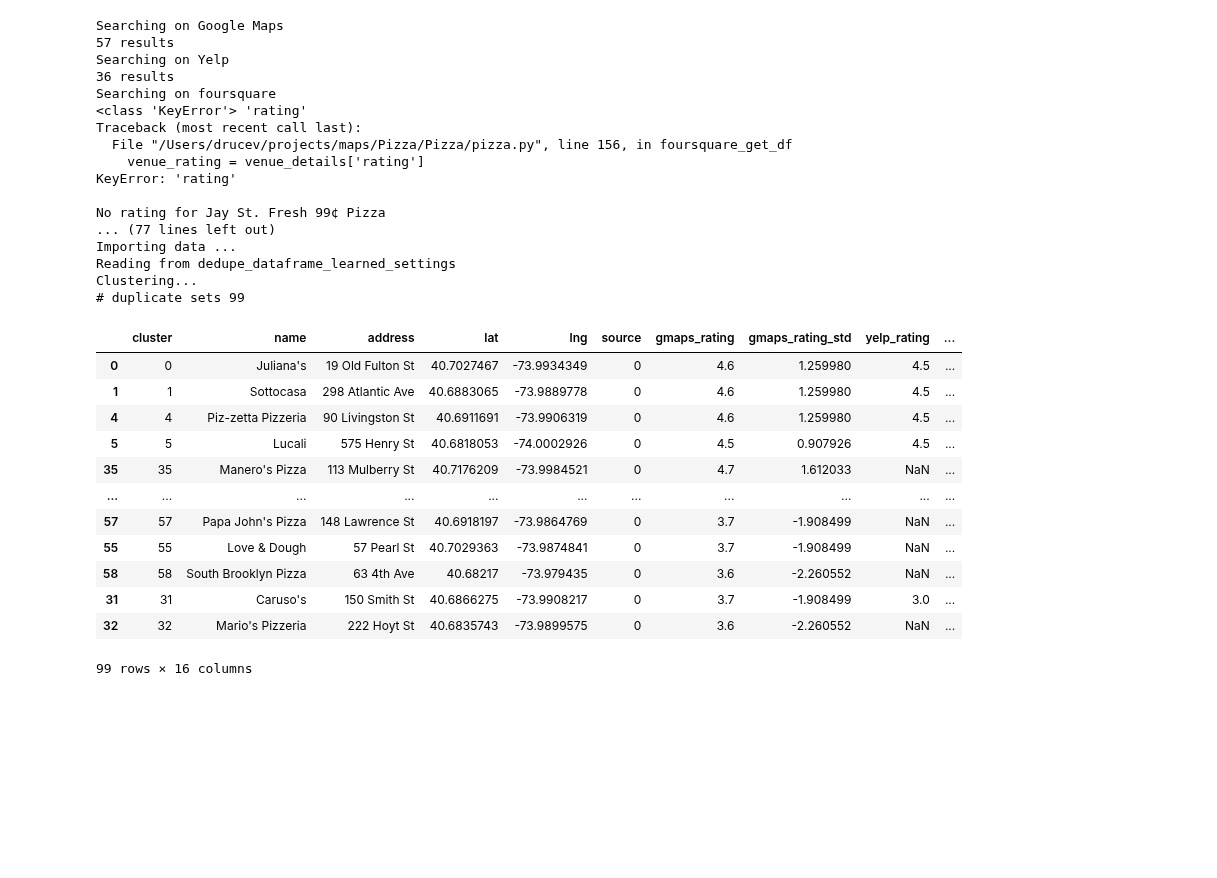
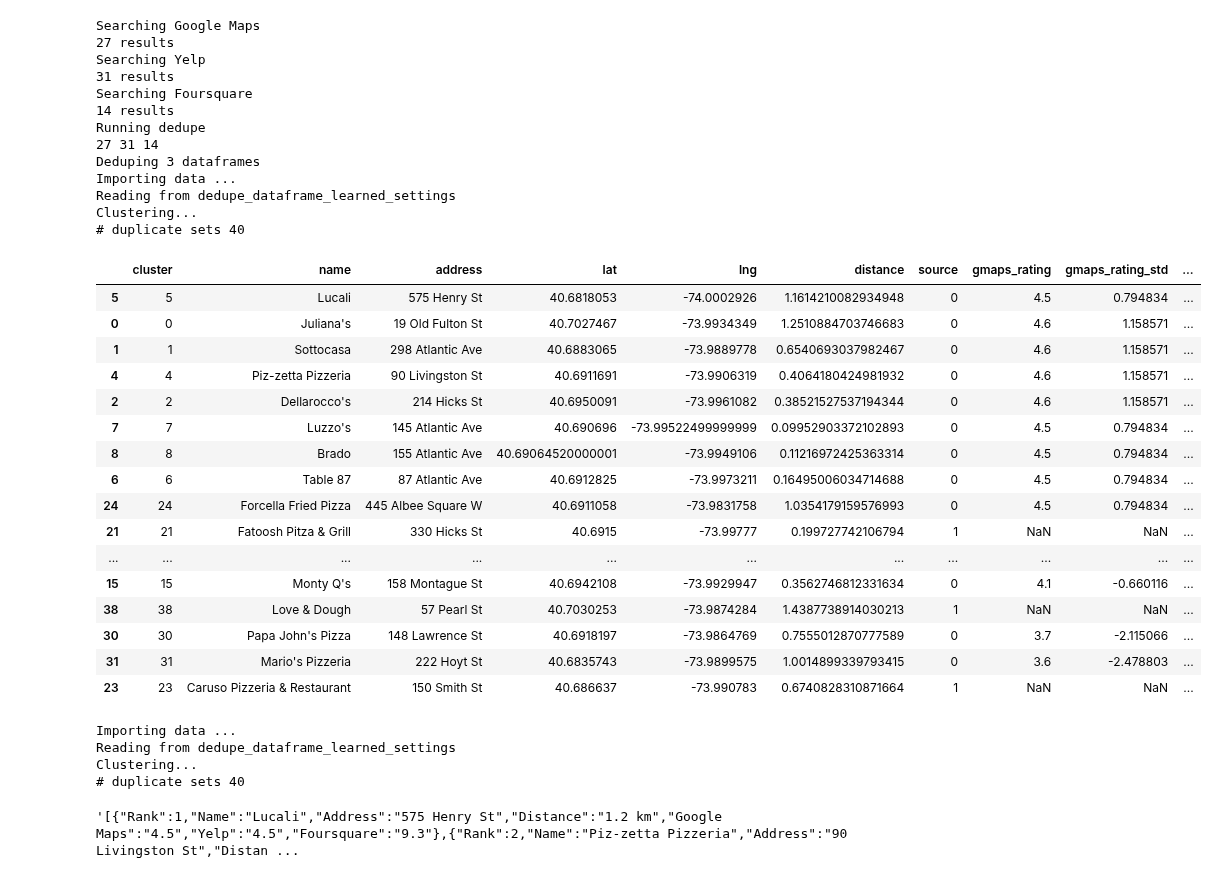
Before and after one commit to druce/Pizza, a Jupyter notebook: app.ipynb, the cells around one changed output. Saved outputs shown, nothing was run; the diff lists cells and outputs as text; code cells hidden in the pictures; blank space fills up the shorter version.

Commit message:
cleanup styles, pickle

```diff
--- a/app.ipynb
+++ b/app.ipynb
@@ -1,56 +1,77 @@
 # %%
 from pizza import *
 # %%
-location = '40.6915812,-73.9954095'
+location = (40.6915812,-73.9954095)
 keyword = 'pizza'
 ltype = 'establishment'
 rankby = 'distance'
 
 print("Searching Google Maps")
 gmaps_df = gmaps_get_df(location, keyword)
 print("%d results" % len(gmaps_df))
 
 print("Searching Yelp")
 yelp_df = yelp_get_df(location, keyword)
 print("%d results" % len(yelp_df))
 
 print("Searching Foursquare")
 foursquare_df = foursquare_get_df(location, keyword)
 print("%d results" % len(foursquare_df))
 
 print("Running dedupe")
 dedupe_list = list(filter(lambda df: df is not None, [gmaps_df, yelp_df, foursquare_df]))
 print(len(gmaps_df), len(yelp_df), len(foursquare_df))
 print("Deduping %d dataframes" % (len(list(dedupe_list))))
 dedupe(dedupe_list)
 # %% [output]
-Searching on Google Maps
-57 results
-Searching on Yelp
-36 results
-Searching on foursquare
-<class 'KeyError'> 'rating'
-Traceback (most recent call last):
-  File "/Users/drucev/projects/maps/Pizza/Pizza/pizza.py", line 156, in foursquare_get_df
-    venue_rating = venue_details['rating']
-KeyError: 'rating'
-
-No rating for Jay St. Fresh 99¢ Pizza
-... (77 lines left out)
+Searching Google Maps
+27 results
+Searching Yelp
+31 results
+Searching Foursquare
+14 results
+Running dedupe
+27 31 14
+Deduping 3 dataframes
 Importing data ...
 Reading from dedupe_dataframe_learned_settings
 Clustering...
-# duplicate sets 99
+# duplicate sets 40
-|  | cluster | name | address | lat | lng | source | gmaps_rating | gmaps_rating_std | yelp_rating | ... |
-| 0 | 0 | Juliana's | 19 Old Fulton St | 40.7027467 | -73.9934349 | 0 | 4.6 | 1.259980 | 4.5 | ... |
-| 1 | 1 | Sottocasa | 298 Atlantic Ave | 40.6883065 | -73.9889778 | 0 | 4.6 | 1.259980 | 4.5 | ... |
-| 4 | 4 | Piz-zetta Pizzeria | 90 Livingston St | 40.6911691 | -73.9906319 | 0 | 4.6 | 1.259980 | 4.5 | ... |
-| 5 | 5 | Lucali | 575 Henry St | 40.6818053 | -74.0002926 | 0 | 4.5 | 0.907926 | 4.5 | ... |
-| 35 | 35 | Manero's Pizza | 113 Mulberry St | 40.7176209 | -73.9984521 | 0 | 4.7 | 1.612033 | NaN | ... |
+|  | cluster | name | address | lat | lng | distance | source | gmaps_rating | gmaps_rating_std | ... |
+| 5 | 5 | Lucali | 575 Henry St | 40.6818053 | -74.0002926 | 1.1614210082934948 | 0 | 4.5 | 0.794834 | ... |
+| 0 | 0 | Juliana's | 19 Old Fulton St | 40.7027467 | -73.9934349 | 1.2510884703746683 | 0 | 4.6 | 1.158571 | ... |
+| 1 | 1 | Sottocasa | 298 Atlantic Ave | 40.6883065 | -73.9889778 | 0.6540693037982467 | 0 | 4.6 | 1.158571 | ... |
+| 4 | 4 | Piz-zetta Pizzeria | 90 Livingston St | 40.6911691 | -73.9906319 | 0.4064180424981932 | 0 | 4.6 | 1.158571 | ... |
+| 2 | 2 | Dellarocco's | 214 Hicks St | 40.6950091 | -73.9961082 | 0.38521527537194344 | 0 | 4.6 | 1.158571 | ... |
+| 7 | 7 | Luzzo's | 145 Atlantic Ave | 40.690696 | -73.99522499999999 | 0.09952903372102893 | 0 | 4.5 | 0.794834 | ... |
+| 8 | 8 | Brado | 155 Atlantic Ave | 40.69064520000001 | -73.9949106 | 0.11216972425363314 | 0 | 4.5 | 0.794834 | ... |
+| 6 | 6 | Table 87 | 87 Atlantic Ave | 40.6912825 | -73.9973211 | 0.16495006034714688 | 0 | 4.5 | 0.794834 | ... |
+| 24 | 24 | Forcella Fried Pizza | 445 Albee Square W | 40.6911058 | -73.9831758 | 1.0354179159576993 | 0 | 4.5 | 0.794834 | ... |
+| 21 | 21 | Fatoosh Pitza & Grill | 330 Hicks St | 40.6915 | -73.99777 | 0.199727742106794 | 1 | NaN | NaN | ... |
 | ... | ... | ... | ... | ... | ... | ... | ... | ... | ... | ... |
-| 57 | 57 | Papa John's Pizza | 148 Lawrence St | 40.6918197 | -73.9864769 | 0 | 3.7 | -1.908499 | NaN | ... |
-| 55 | 55 | Love & Dough | 57 Pearl St | 40.7029363 | -73.9874841 | 0 | 3.7 | -1.908499 | NaN | ... |
-| 58 | 58 | South Brooklyn Pizza | 63 4th Ave | 40.68217 | -73.979435 | 0 | 3.6 | -2.260552 | NaN | ... |
-| 31 | 31 | Caruso's | 150 Smith St | 40.6866275 | -73.9908217 | 0 | 3.7 | -1.908499 | 3.0 | ... |
-| 32 | 32 | Mario's Pizzeria | 222 Hoyt St | 40.6835743 | -73.9899575 | 0 | 3.6 | -2.260552 | NaN | ... |
+| 15 | 15 | Monty Q's | 158 Montague St | 40.6942108 | -73.9929947 | 0.3562746812331634 | 0 | 4.1 | -0.660116 | ... |
+| 38 | 38 | Love & Dough | 57 Pearl St | 40.7030253 | -73.9874284 | 1.4387738914030213 | 1 | NaN | NaN | ... |
+| 30 | 30 | Papa John's Pizza | 148 Lawrence St | 40.6918197 | -73.9864769 | 0.7555012870777589 | 0 | 3.7 | -2.115066 | ... |
+| 31 | 31 | Mario's Pizzeria | 222 Hoyt St | 40.6835743 | -73.9899575 | 1.0014899339793415 | 0 | 3.6 | -2.478803 | ... |
+| 23 | 23 | Caruso Pizzeria & Restaurant | 150 Smith St | 40.686637 | -73.990783 | 0.6740828310871664 | 1 | NaN | NaN | ... |
-99 rows × 16 columns
+# %%
+dedupe_df = dedupe(dedupe_list)
+dedupe_df
+dedupe_df.to_pickle("pizza_brooklynheights.pkl")
+# %% [output]
+Importing data ...
+Reading from dedupe_dataframe_learned_settings
+Clustering...
+# duplicate sets 40
+# %%
+dedupe_df = pd.read_pickle("pizza_brooklynheights.pkl")
+tablecols = ['name', 'address', 'distance', 'gmaps_rating', 'yelp_rating', 'foursquare_rating']
+tmpdf = dedupe_df.sort_values('bayes_score', ascending=False).reset_index(drop=True)[tablecols]
+tmpdf['rank'] = tmpdf.index + 1
+tmpdf['distance'] = tmpdf['distance'].apply(lambda d: "%1.1f km" % (float(d)))
+tmpdf = tmpdf[['rank'] + tablecols]
+tmpdf.columns=['Rank', 'Name', 'Address', 'Distance', 'Google Maps', 'Yelp', 'Foursquare']
+retval = tmpdf.to_json(orient="records")
+retval
+# %% [output]
+'[{"Rank":1,"Name":"Lucali","Address":"575 Henry St","Distance":"1.2 km","Google Maps":"4.5","Yelp":"4.5","Foursquare":"9.3"},{"Rank":2,"Name":"Piz-zetta Pizzeria","Address":"90 Livingston St","Distan ...
```
Also changed, not shown: parts of 2 cells of this notebook, 4 other files.
